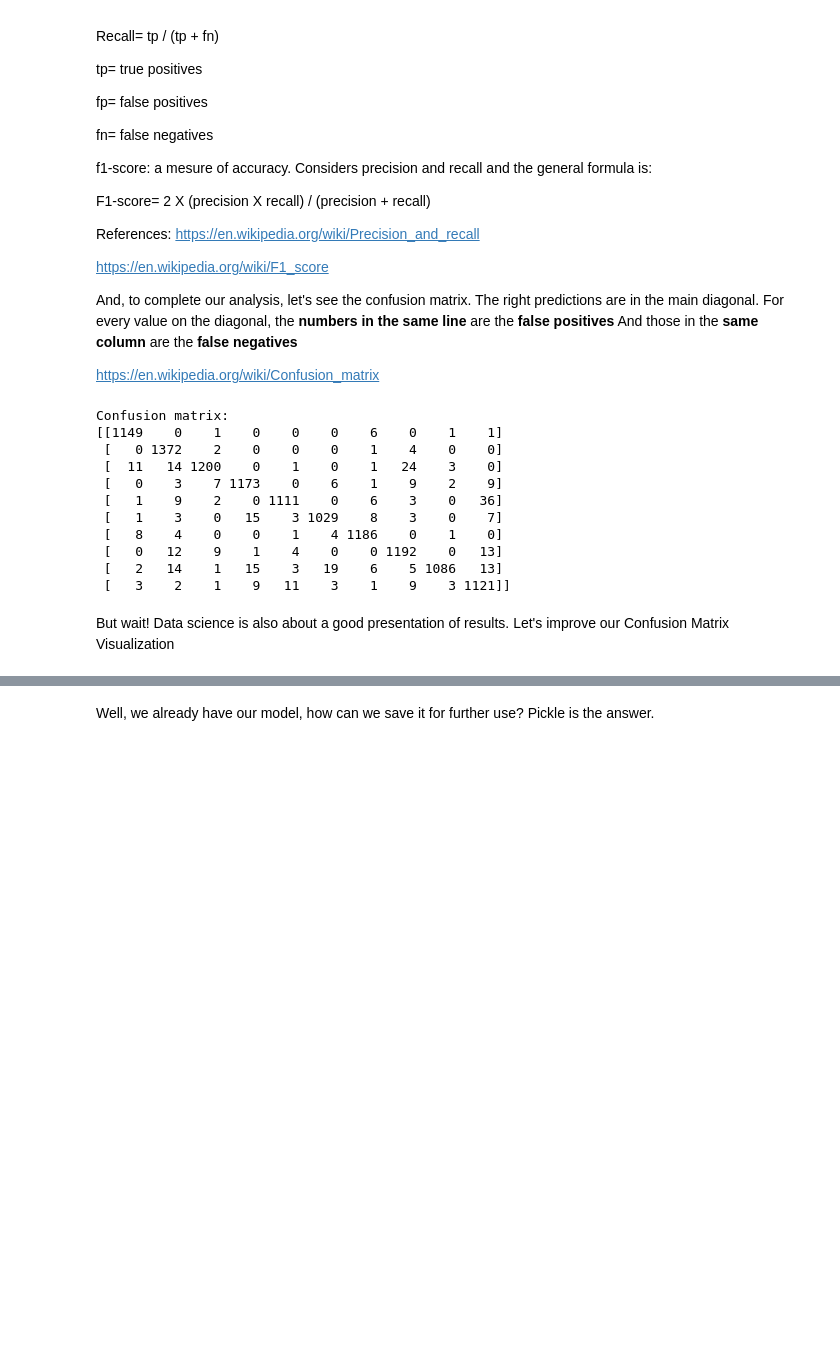
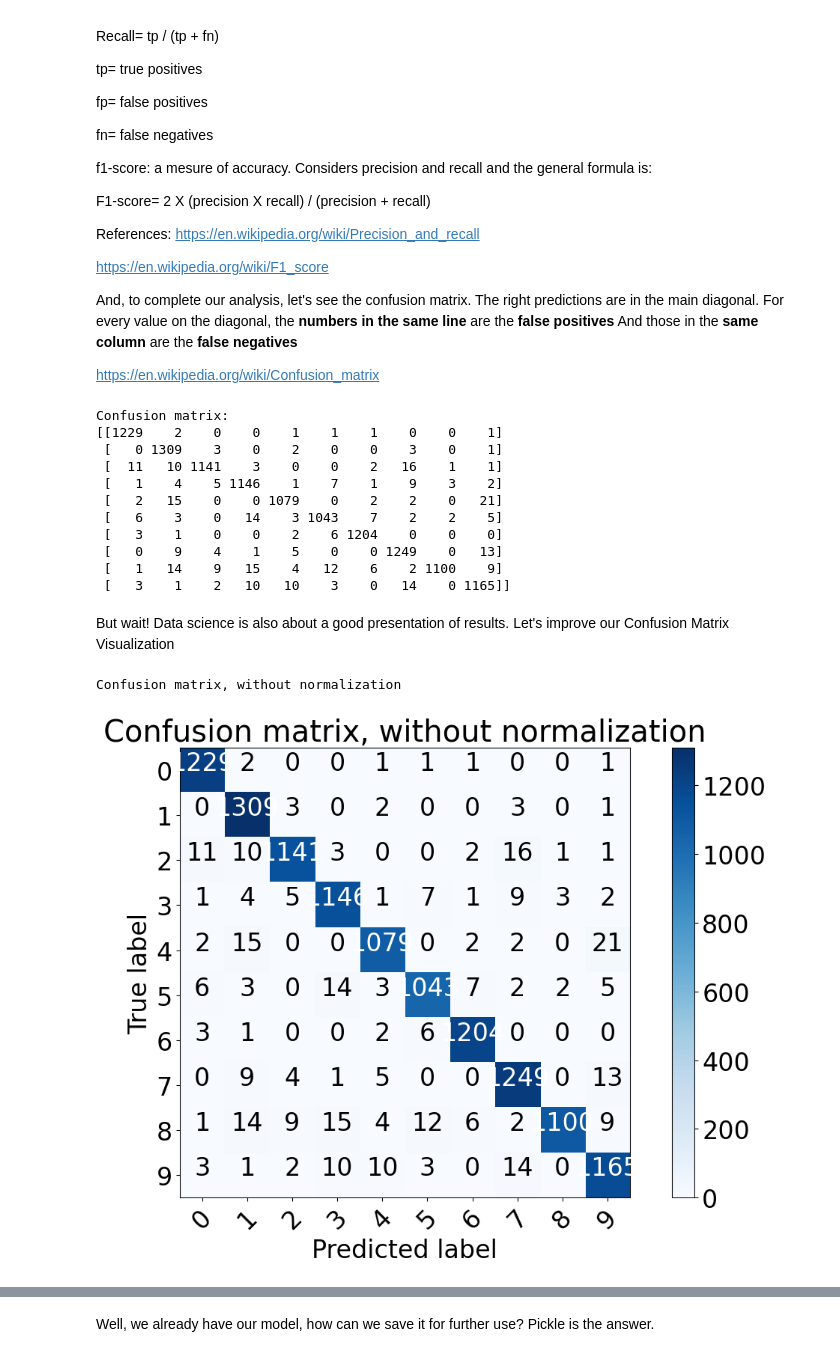
Before and after one commit to matteobarbieri/phd-school, a Jupyter notebook: notebooks/mnist-with-sklearn.ipynb, the cells around one changed output, grey strips where cells are left out. Cells and saved outputs as stored; diff of their text form; code cells hidden in the pictures; blank space fills up the shorter version.

Commit message:
Draft 1 of notebook for mnist with SKLEARN (#2)

```diff
--- a/notebooks/mnist-with-sklearn.ipynb
+++ b/notebooks/mnist-with-sklearn.ipynb
@@ -211,67 +296,29 @@ And those in the **same column** are the **false negatives**
 
 https://en.wikipedia.org/wiki/Confusion_matrix
 # %%
-print("Confusion matrix:\n%s" % metrics.confusion_matrix(y_val, y_pred))
+from sklearn.metrics import confusion_matrix
+
+print("Confusion matrix:\n%s" % confusion_matrix(y_val, y_pred))
 # %% [output]
 Confusion matrix:
-[[1149    0    1    0    0    0    6    0    1    1]
- [   0 1372    2    0    0    0    1    4    0    0]
- [  11   14 1200    0    1    0    1   24    3    0]
- [   0    3    7 1173    0    6    1    9    2    9]
- [   1    9    2    0 1111    0    6    3    0   36]
- [   1    3    0   15    3 1029    8    3    0    7]
- [   8    4    0    0    1    4 1186    0    1    0]
- [   0   12    9    1    4    0    0 1192    0   13]
- [   2   14    1   15    3   19    6    5 1086   13]
- [   3    2    1    9   11    3    1    9    3 1121]]
+[[1229    2    0    0    1    1    1    0    0    1]
+ [   0 1309    3    0    2    0    0    3    0    1]
+ [  11   10 1141    3    0    0    2   16    1    1]
+ [   1    4    5 1146    1    7    1    9    3    2]
+ [   2   15    0    0 1079    0    2    2    0   21]
+ [   6    3    0   14    3 1043    7    2    2    5]
+ [   3    1    0    0    2    6 1204    0    0    0]
+ [   0    9    4    1    5    0    0 1249    0   13]
+ [   1   14    9   15    4   12    6    2 1100    9]
+ [   3    1    2   10   10    3    0   14    0 1165]]
 # %% [markdown]
 But wait! Data science is also about a good presentation of results. Let's improve our Confusion Matrix Visualization
-# %%
-from sklearn.metrics import confusion_matrix
-import itertools
-
-#function to plot the Confusion Matrix using matplotlib
-def plot_confusion_matrix(cm, classes,
-                          normalize=False,
-                          title='Confusion matrix',
-                          cmap=plt.cm.Blues):
-    """
-    This function prints and plots the confusion matrix.
-    Normalization can be applied by setting `normalize=True`.
-    """
-    if normalize:
-        cm = cm.astype('float') / cm.sum(axis=1)[:, np.newaxis]
-        print("Normalized confusion matrix")
-    else:
-        print('Confusion matrix, without normalization')
-
-    # print(cm)
-
-    plt.imshow(cm, interpolation='nearest', cmap=cmap)
-    plt.title(title)
-    plt.colorbar()
-    tick_marks = np.arange(len(classes))
-    plt.xticks(tick_marks, classes, rotation=45)
-    plt.yticks(tick_marks, classes)
-
-    fmt = '.2f' if normalize else 'd'
-    thresh = cm.max() / 2.
-    for i, j in itertools.product(range(cm.shape[0]), range(cm.shape[1])):
-        plt.text(j, i, format(cm[i, j], fmt),
-                 horizontalalignment="center",
-                 color="white" if cm[i, j] > thresh else "black")
-
-    plt.ylabel('True label')
-    plt.xlabel('Predicted label')
-    plt.rcParams['figure.figsize'] = (12,8) # set the plot size
-    plt.rcParams['font.size']= (24)
-    plt.tight_layout()
 # %%
-# Solution!
-
 target_names=[i for i in range(10)]
-cnf_matrix=metrics.confusion_matrix(y_val, y_pred)
-plt.figure()
+cnf_matrix=confusion_matrix(y_val, y_pred)
 plot_confusion_matrix(cnf_matrix, classes=target_names,
                       title='Confusion matrix, without normalization')
 plt.show()
+# %% [output]
+Confusion matrix, without normalization
+[figure, added]
```
Also changed, not shown: parts of 42 cells of this notebook.
